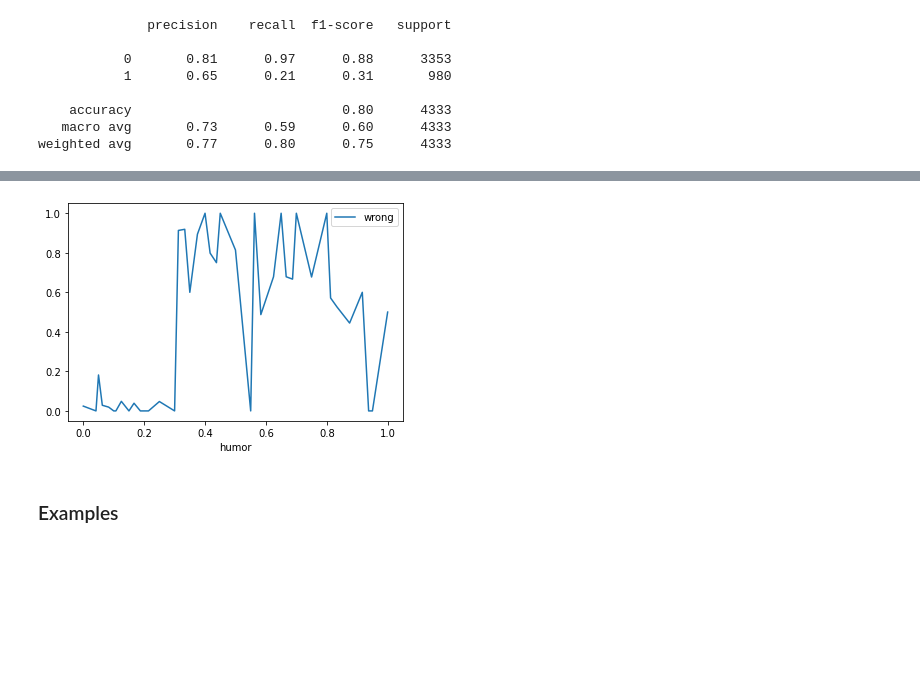
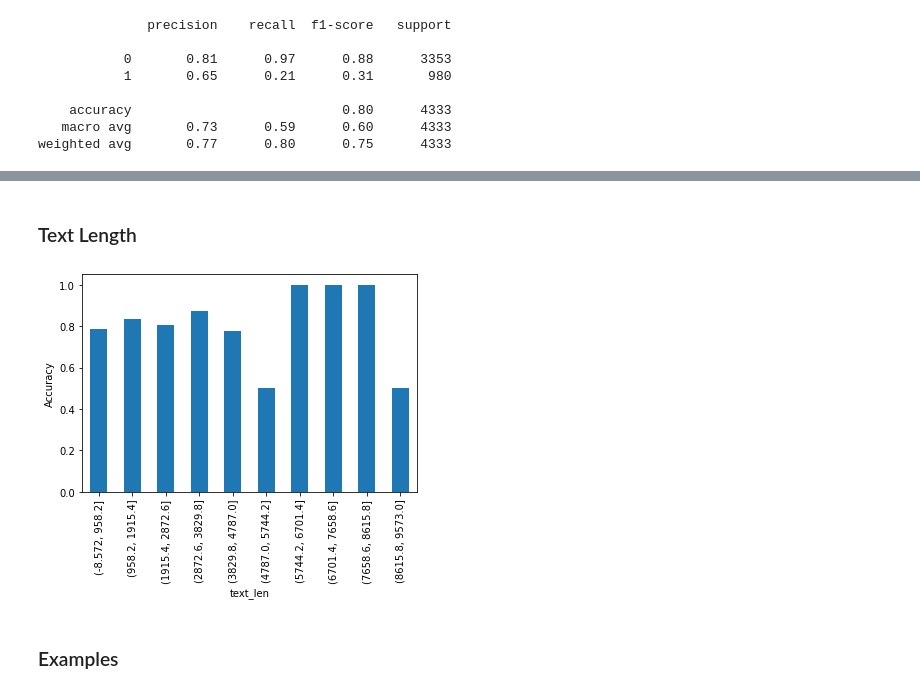
Before and after one commit to Timon0/nlp-text-titans, a Jupyter notebook: classifier/notebooks/error-analysis.ipynb, the cells around one changed output, grey strips where cells are left out. Saved outputs shown, nothing was run; the diff lists cells and outputs as text; code cells hidden in the pictures; blank space fills up the shorter version.

```diff
--- a/classifier/notebooks/error-analysis.ipynb
+++ b/classifier/notebooks/error-analysis.ipynb
@@ -140,5 +133,2 @@ plt.show()
-# %%
-accuracy_per_humor.plot.line(x='humor', y='wrong')
-plt.show()
-# %% [output]
-[figure, removed]
+# %% [markdown]
+### Text Length
@@ -145,3 +138,8 @@ plt.show()
+# %%
+groups_text_len.plot.bar(ylabel="Accuracy")
+plt.show()
+# %% [output]
+[figure, added]
 # %% [markdown]
 ### Examples
 # %%
```
Also changed, not shown: parts of 16 cells of this notebook.
